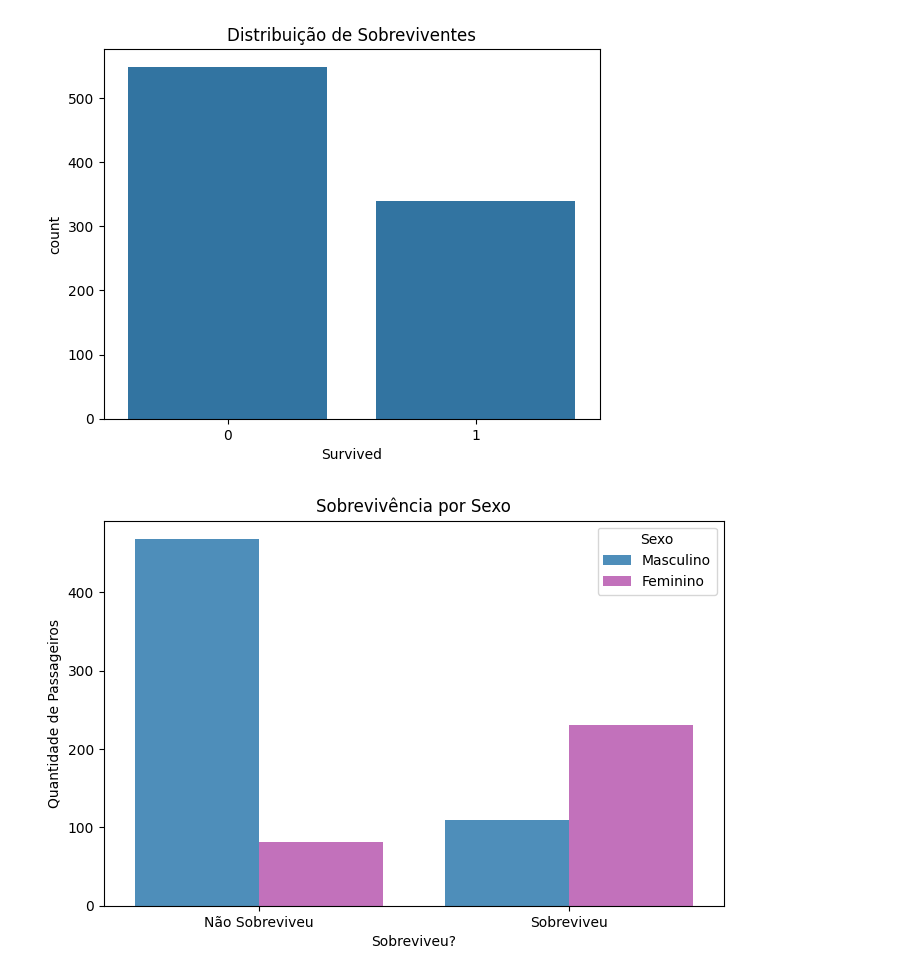
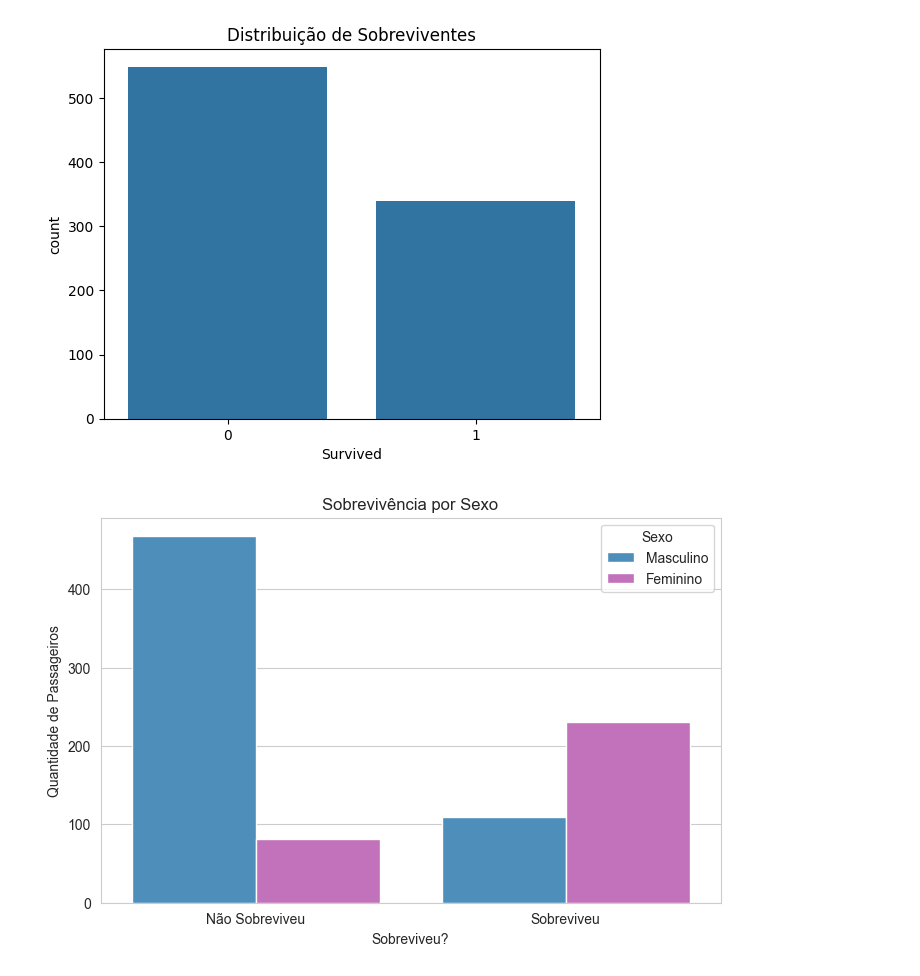
Before and after one commit to gabrielgodoiii/titanic-ml, a Jupyter notebook: titanic_analysis.ipynb, the cells around one changed output. Drawn from its saved outputs; the diff is of its cells as text; code cells hidden in the pictures.

```diff
--- a/titanic_analysis.ipynb
+++ b/titanic_analysis.ipynb
@@ -98,27 +99,28 @@ plt.show()
 # %%
 #Tamanho do gráfico
 plt.figure(figsize=(8,5))
+sns.set_style('whitegrid')
 #Criando o gráfico
 sns.countplot(
     x='Survived',
     hue='Sex',
     data=df,
     palette=["#3c92cc", "#cf63c6"]
 )
 #Título do gráfico
 plt.title('Sobrevivência por Sexo')
 plt.xlabel('Sobreviveu?')
 plt.ylabel('Quantidade de Passageiros')
 #Alterando ticks
 plt.xticks(
     ticks=[0,1],
     labels=['Não Sobreviveu', 'Sobreviveu']
 )
 #Alterando a legenda
 plt.legend(
     title='Sexo',
     labels=['Masculino', 'Feminino']
 )
 plt.show()
 # %% [output]
-[figure, old version]
+[figure, new version]
```
Also changed, not shown: parts of 4 cells of this notebook.
